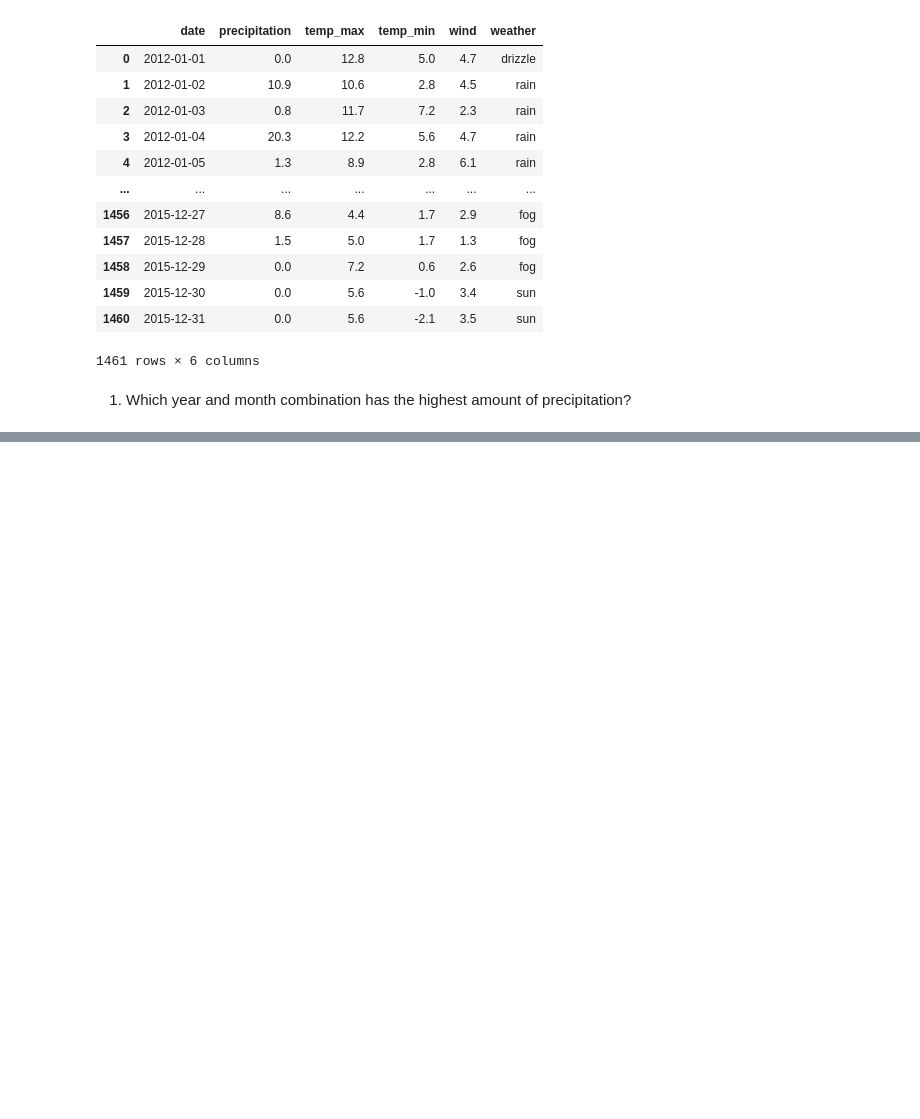
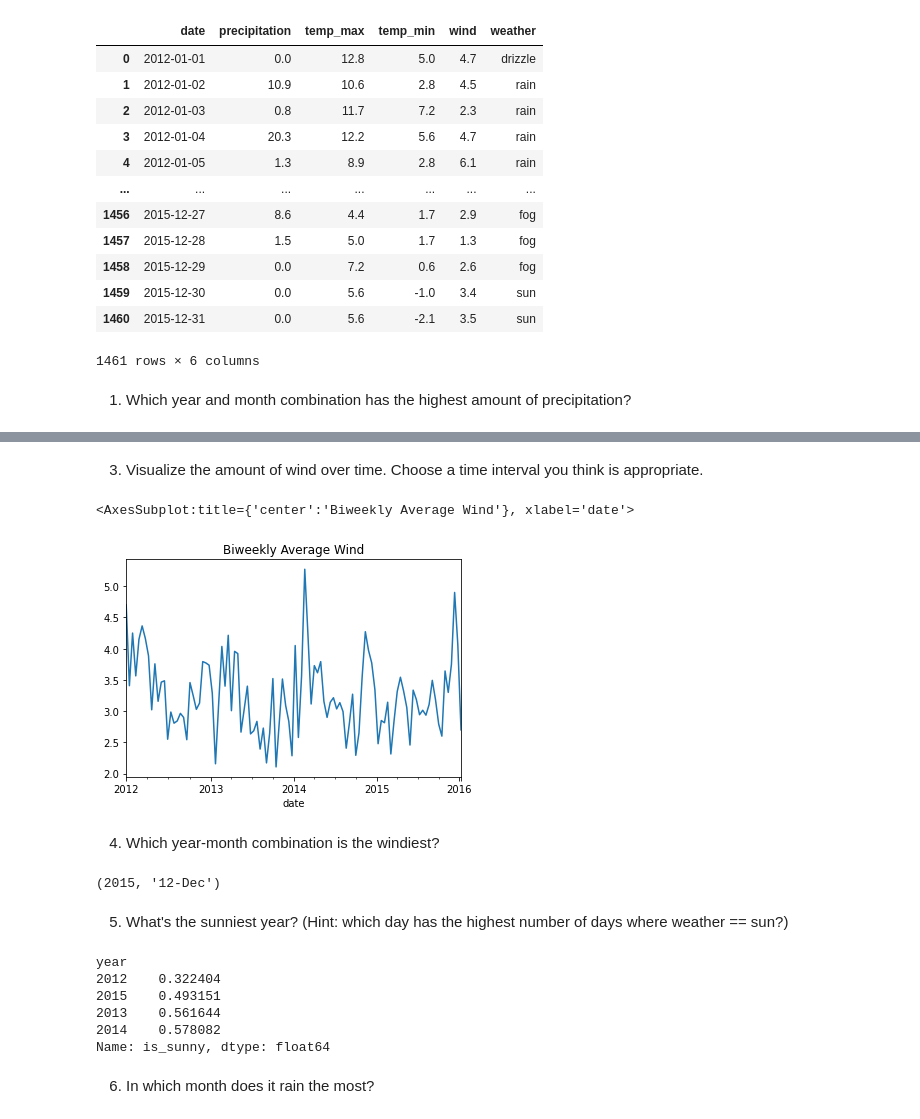
Before and after one commit to paigerackley/time-series-exercises, a Jupyter notebook: working with time series data.ipynb, the cells around one changed output, grey strips where cells are left out. Saved outputs shown, nothing was run; the diff lists cells and outputs as text; code cells hidden in the pictures; blank space fills up the shorter version.

```diff
--- a/working with time series data.ipynb
+++ b/working with time series data.ipynb
@@ -122,0 +153,28 @@ data.seattle_weather()
+# %% [markdown]
+3. Visualize the amount of wind over time. Choose a time interval you think is appropriate.
+# %%
+df.resample('2w').wind.mean().plot(title='Biweekly Average Wind')
+# %% [output]
+<AxesSubplot:title={'center':'Biweekly Average Wind'}, xlabel='date'>
+[figure, added]
+# %% [markdown]
+4. Which year-month combination is the windiest?
+# %%
+df.groupby(['year', 'month']).sum().wind.idxmax()
+# %% [output]
+(2015, '12-Dec')
+# %% [markdown]
+5. What's the sunniest year? (Hint: which day has the highest number of days where weather == sun?)
+# %%
+df['is_sunny'] = df.weather == 'sun'
+# NB. previously we did a resample, could also group by date components
+df.groupby(['year']).is_sunny.mean().sort_values()
+# %% [output]
+year
+2012    0.322404
+2015    0.493151
+2013    0.561644
+2014    0.578082
+Name: is_sunny, dtype: float64
+# %% [markdown]
+6. In which month does it rain the most?
```
Also changed, not shown: parts of 22 cells of this notebook.
